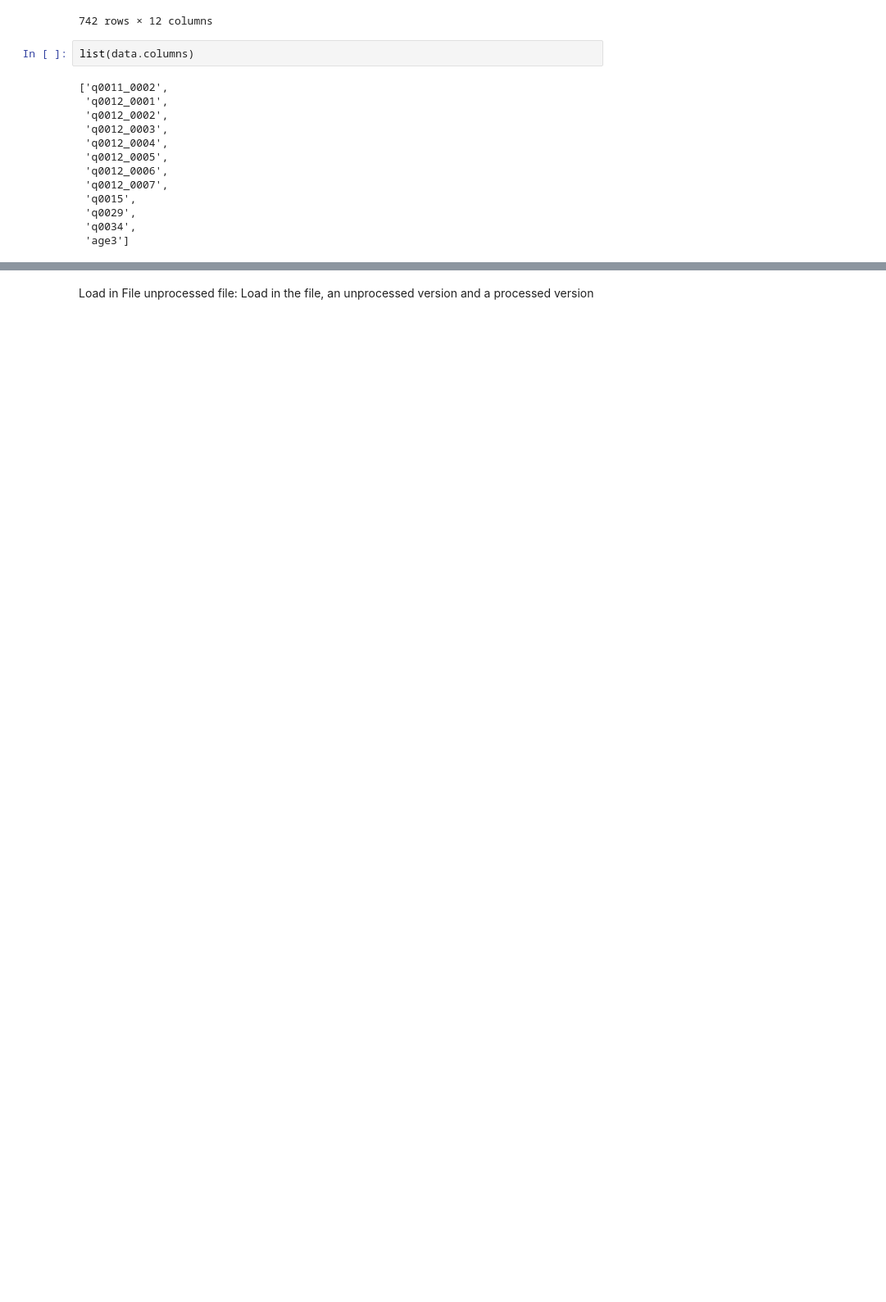
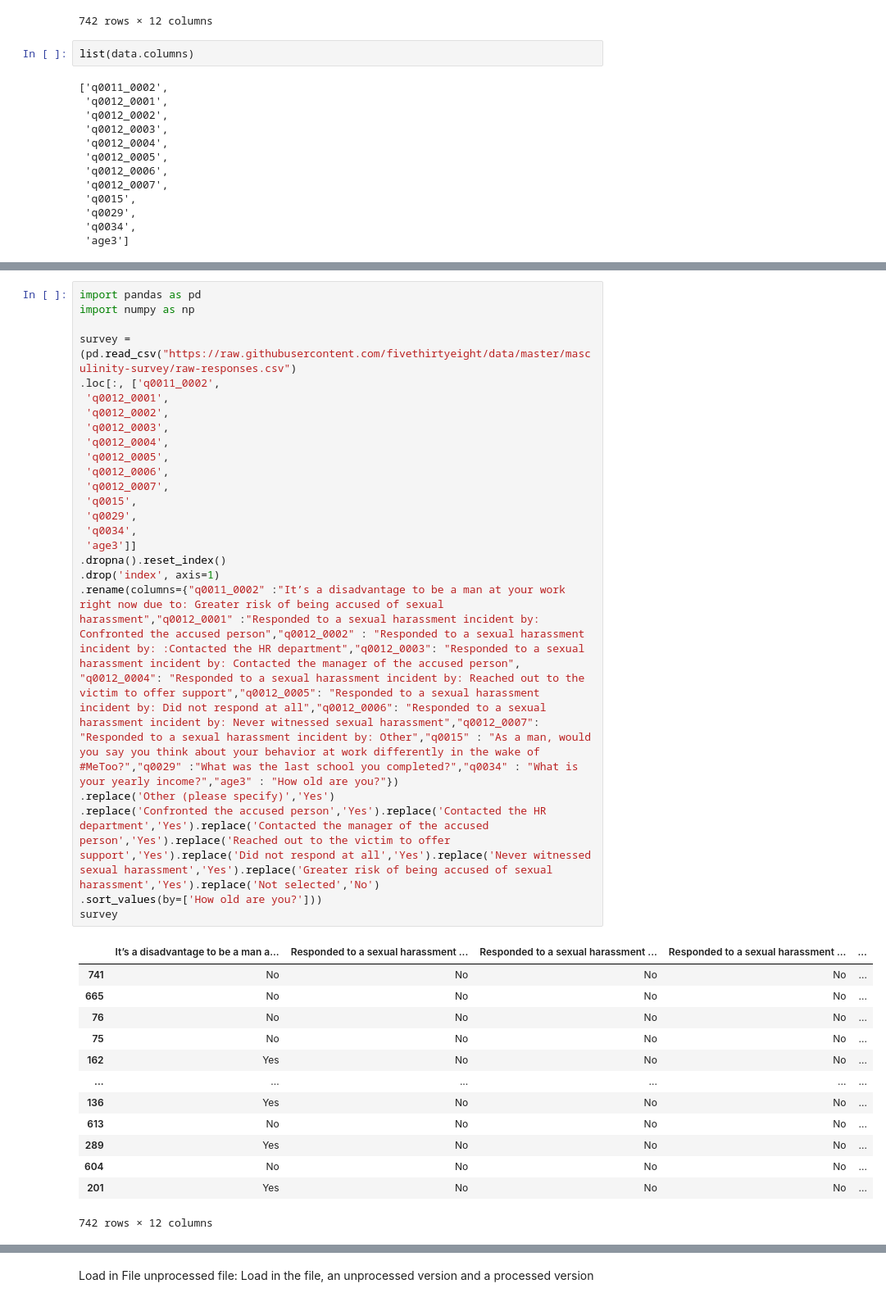
Before and after one commit to data301-2021-winter1/group20-project-, a Jupyter notebook: notebooks/analysis2.ipynb, the cells around one changed output, grey strips where cells are left out. Shown: that part at 82% size. Cells and saved outputs as stored; diff of their text form; blank space fills up the shorter version.

```diff
--- a/notebooks/analysis2.ipynb
+++ b/notebooks/analysis2.ipynb
@@ -227,0 +259,38 @@ Task 2
+# %%
+import pandas as pd
+import numpy as np
+
+survey = (pd.read_csv("https://raw.githubusercontent.com/fivethirtyeight/data/master/masculinity-survey/raw-responses.csv")
+.loc[:, ['q0011_0002',
+ 'q0012_0001',
+ 'q0012_0002',
+ 'q0012_0003',
+ 'q0012_0004',
+ 'q0012_0005',
+ 'q0012_0006',
+ 'q0012_0007',
+ 'q0015',
+ 'q0029',
+ 'q0034',
+ 'age3']]
+.dropna().reset_index()
+.drop('index', axis=1)
+.rename(columns={"q0011_0002" :"It’s a disadvantage to be a man at your work right now due to: Greater risk of being accused of sexual harassment","q0012_0001" :"Responded to a sexual harassment incident by: Confronted the accused person","q0012_0002" : "Responded to a sexual harassment incident by: :Contacted the HR department","q0012_0003": "Responded to a sexual harassment incident by: Contacted the manager of the accused person", "q0012_0004": "Responded to a sexual harassment incident by: Reached out to the victim to offer support","q0012_0005": "Responded to a sexual harassment incident by: Did not respond at all","q0012_0006": "Responded to a sexual harassment incident by: Never witnessed sexual harassment","q0012_0007": "Responded to a sexual harassment incident by: Other","q0015" : "As a man, would you say you think about your behavior at work differently in the wake of #MeToo?","q0029" :"What was the last school you completed?","q0034" : "What is your yearly income?","age3" : "How old are you?"})
+.replace('Other (please specify)','Yes')
+.replace('Confronted the accused person','Yes').replace('Contacted the HR department','Yes').replace('Contacted the manager of the accused person','Yes').replace('Reached out to the victim to offer support','Yes').replace('Did not respond at all','Yes').replace('Never witnessed sexual harassment','Yes').replace('Greater risk of being accused of sexual harassment','Yes').replace('Not selected','No')
+.sort_values(by=['How old are you?']))
+survey
+# %% [output]
+|  | It’s a disadvantage to be a man a... | Responded to a sexual harassment ... | Responded to a sexual harassment ... | Responded to a sexual harassment ... | ... |
+| 741 | No | No | No | No | ... |
+| 665 | No | No | No | No | ... |
+| 76 | No | No | No | No | ... |
+| 75 | No | No | No | No | ... |
+| 162 | Yes | No | No | No | ... |
+| ... | ... | ... | ... | ... | ... |
+| 136 | Yes | No | No | No | ... |
+| 613 | No | No | No | No | ... |
+| 289 | Yes | No | No | No | ... |
+| 604 | No | No | No | No | ... |
+| 201 | Yes | No | No | No | ... |
+742 rows × 12 columns
```
Also changed, not shown: parts of 26 cells of this notebook, 1 other file.
